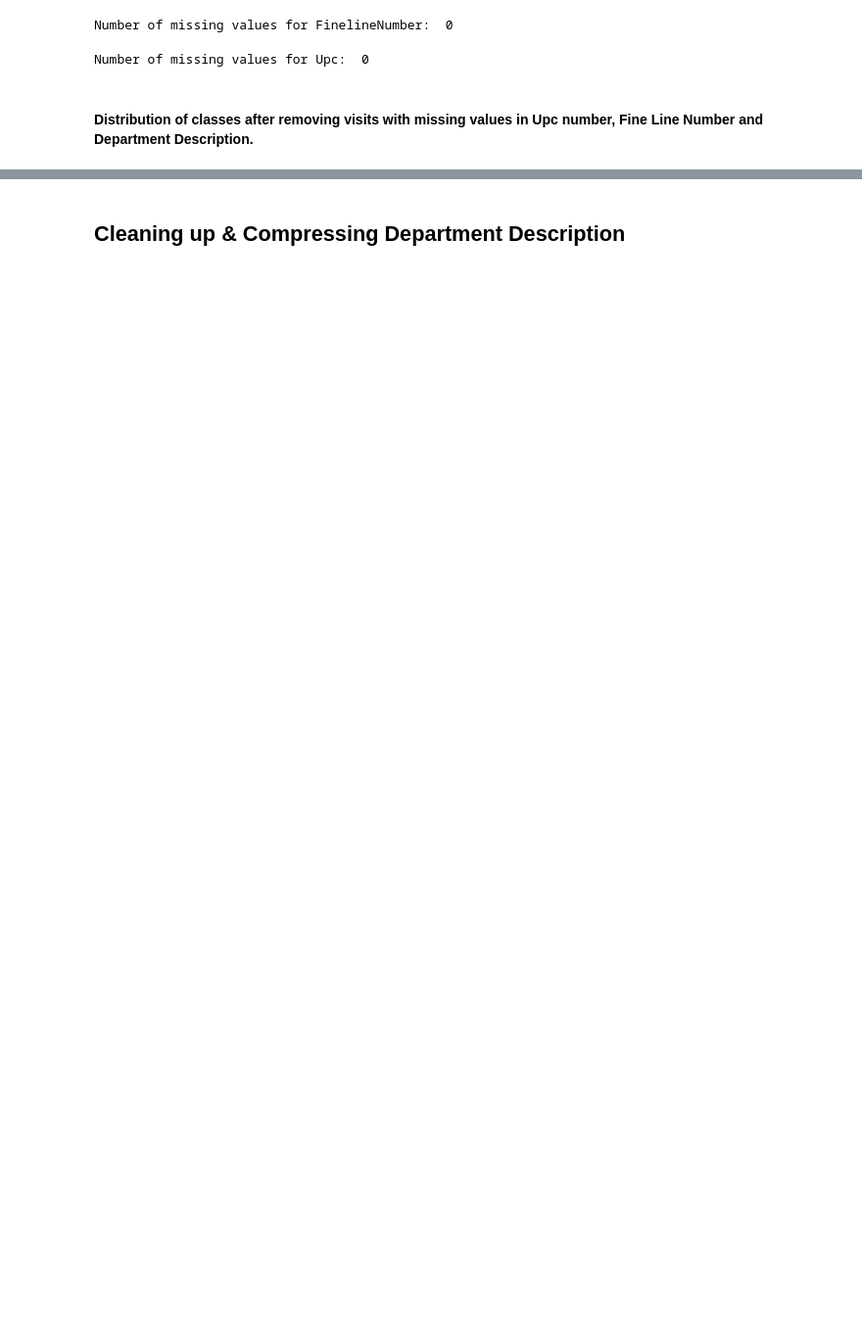
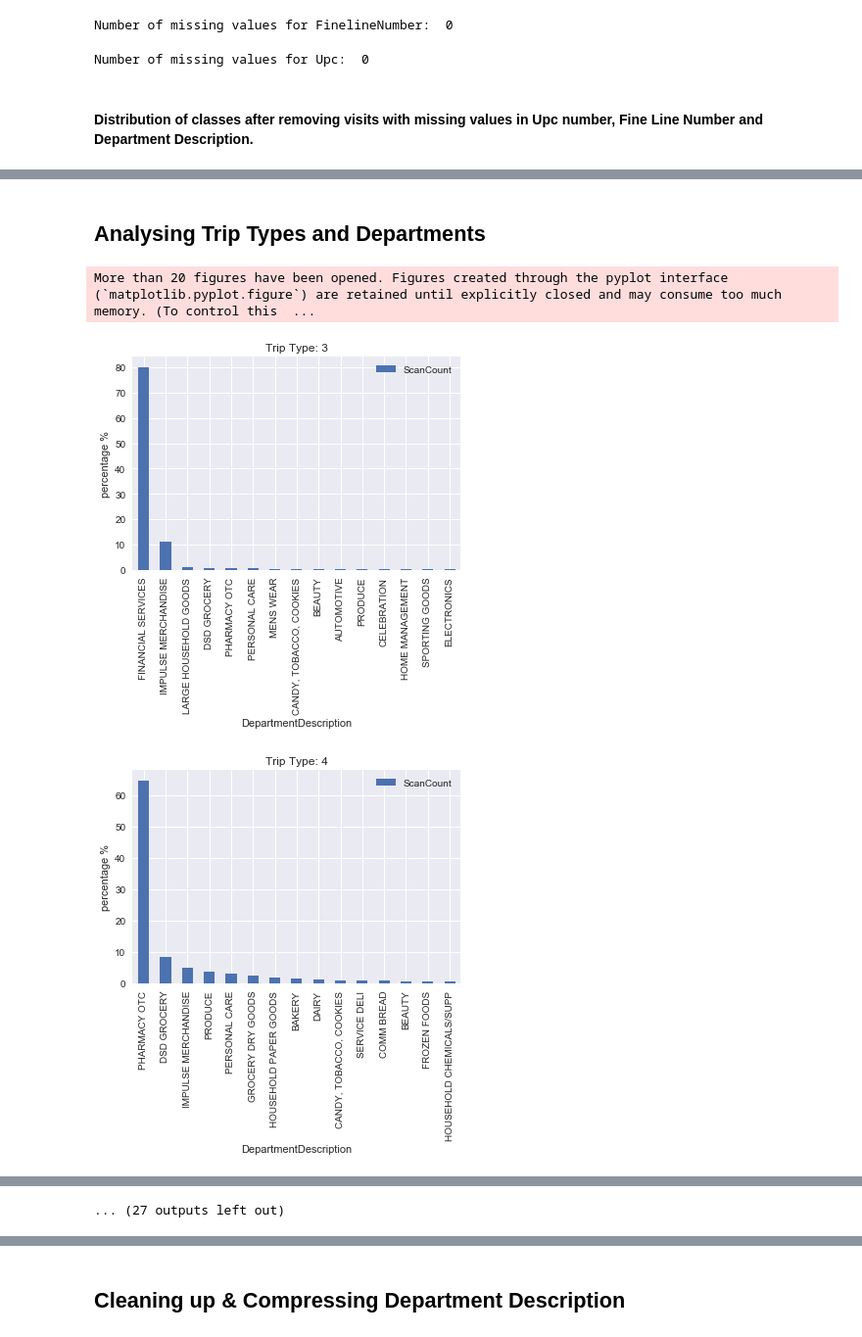
Before and after one commit to stefankaransingh/walmart-trip-type-classification, a Jupyter notebook: Walmart Trip Type Classification.ipynb, the cells around one changed output, grey strips where cells are left out. Shown at 98% size. Drawn from its saved outputs; the diff is of its cells as text; code cells hidden in the pictures; blank space fills up the shorter version.

```diff
--- a/Walmart Trip Type Classification.ipynb
+++ b/Walmart Trip Type Classification.ipynb
@@ -321,2 +383,25 @@ plot_distribution(data['TripType'],"Trip Type Distribution after removing Missin
 # %% [output]
 [interactive output not drawn]
+# %% [markdown]
+## Analysing Trip Types and Departments
+# %%
+for trip_type in set(data['TripType']):
+
+    ttl =sum(data[data['TripType'] ==trip_type]['ScanCount'])
+
+    tmp_df = pd.pivot_table(data[data['TripType'] ==trip_type],
+                   values='ScanCount',
+                   index=['DepartmentDescription'],
+                   aggfunc=np.sum)
+
+    tmp_df['ScanCount'] = tmp_df['ScanCount'].astype('float')
+    for index,row in tmp_df.iterrows():
+        tmp_df.set_value(index,'ScanCount',(row['ScanCount']/ttl)*100)
+
+    tmp_df.sort_values(by='ScanCount', ascending=False)\
+          .head(15).plot(kind='bar',
+                         title="Trip Type: "+str(trip_type)).set_ylabel("percentage %")
+# %% [output]
+More than 20 figures have been opened. Figures created through the pyplot interface (`matplotlib.pyplot.figure`) are retained until explicitly closed and may consume too much memory. (To control this  ...
+[figure, added]
+[figure, added]
@@ -322,0 +417 @@ plot_distribution(data['TripType'],"Trip Type Distribution after removing Missin
+... (27 outputs left out)
```
Also changed, not shown: parts of 30 cells of this notebook, 6 other files.
